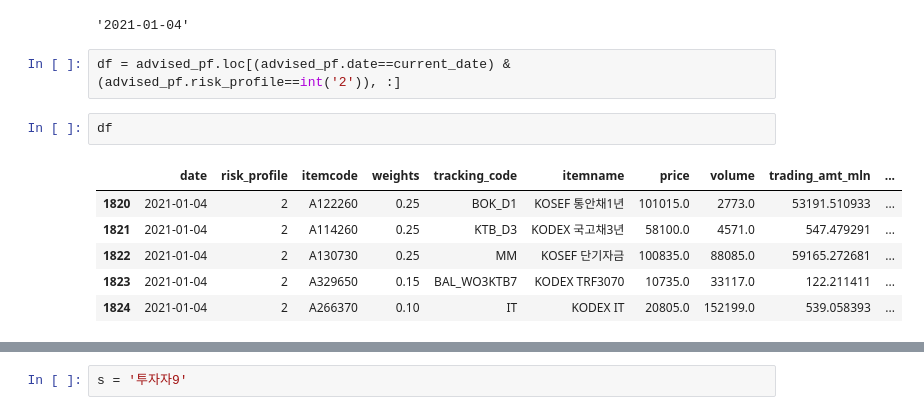
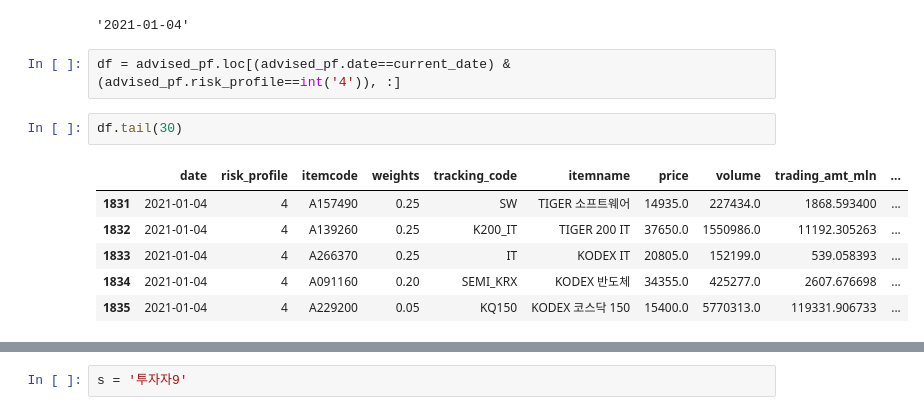
Before and after one commit to my2582/kisra, a Jupyter notebook: Untitled.ipynb, the cells around one changed output, grey strips where cells are left out. Cells and saved outputs as stored; diff of their text form.

```diff
--- a/Untitled.ipynb
+++ b/Untitled.ipynb
@@ -10,13 +10,13 @@ current_date
 # %% [output]
 '2021-01-04'
 # %%
-df = advised_pf.loc[(advised_pf.date==current_date) & (advised_pf.risk_profile==int('2')), :]
+df = advised_pf.loc[(advised_pf.date==current_date) & (advised_pf.risk_profile==int('4')), :]
 # %%
-df
+df.tail(30)
 # %% [output]
 |  | date | risk_profile | itemcode | weights | tracking_code | itemname | price | volume | trading_amt_mln | ... |
-| 1820 | 2021-01-04 | 2 | A122260 | 0.25 | BOK_D1 | KOSEF 통안채1년 | 101015.0 | 2773.0 | 53191.510933 | ... |
-| 1821 | 2021-01-04 | 2 | A114260 | 0.25 | KTB_D3 | KODEX 국고채3년 | 58100.0 | 4571.0 | 547.479291 | ... |
-| 1822 | 2021-01-04 | 2 | A130730 | 0.25 | MM | KOSEF 단기자금 | 100835.0 | 88085.0 | 59165.272681 | ... |
-| 1823 | 2021-01-04 | 2 | A329650 | 0.15 | BAL_WO3KTB7 | KODEX TRF3070 | 10735.0 | 33117.0 | 122.211411 | ... |
-| 1824 | 2021-01-04 | 2 | A266370 | 0.10 | IT | KODEX IT | 20805.0 | 152199.0 | 539.058393 | ... |
+| 1831 | 2021-01-04 | 4 | A157490 | 0.25 | SW | TIGER 소프트웨어 | 14935.0 | 227434.0 | 1868.593400 | ... |
+| 1832 | 2021-01-04 | 4 | A139260 | 0.25 | K200_IT | TIGER 200 IT | 37650.0 | 1550986.0 | 11192.305263 | ... |
+| 1833 | 2021-01-04 | 4 | A266370 | 0.25 | IT | KODEX IT | 20805.0 | 152199.0 | 539.058393 | ... |
+| 1834 | 2021-01-04 | 4 | A091160 | 0.20 | SEMI_KRX | KODEX 반도체 | 34355.0 | 425277.0 | 2607.676698 | ... |
+| 1835 | 2021-01-04 | 4 | A229200 | 0.05 | KQ150 | KODEX 코스닥 150 | 15400.0 | 5770313.0 | 119331.906733 | ... |
```
Also changed, not shown: parts of 1 cell of this notebook, 3 other files.
